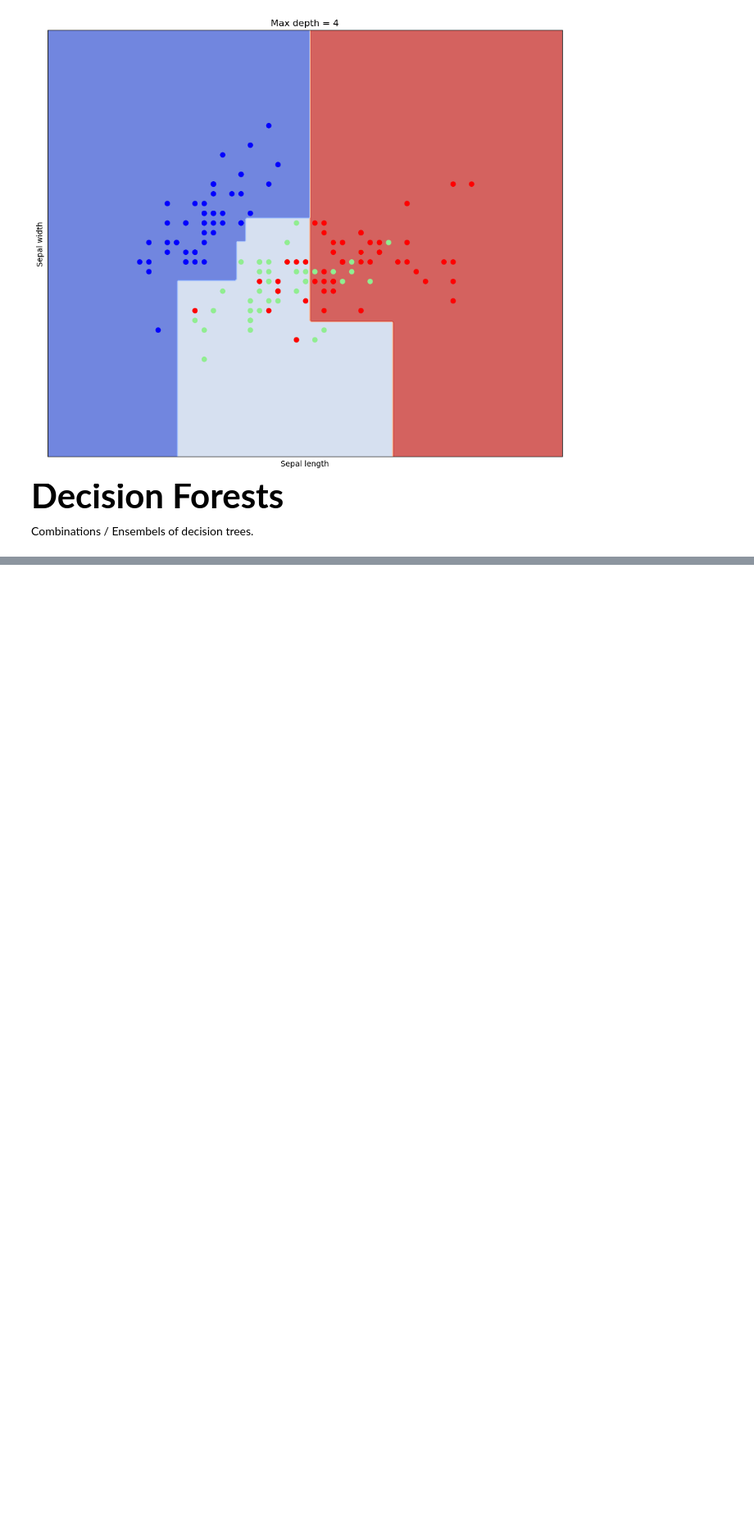
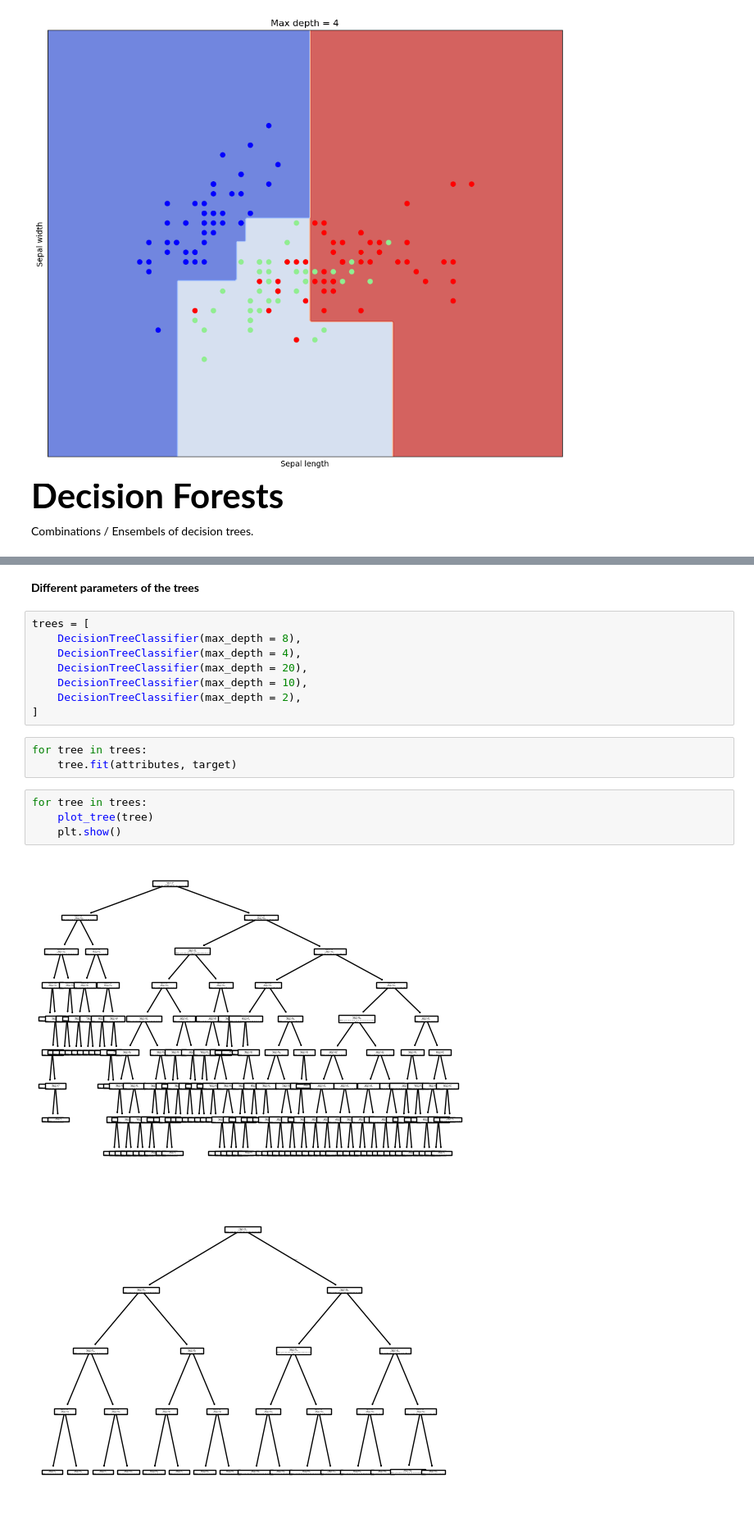
Before and after one commit to di-ton/Machine-Learning, a Jupyter notebook: Tree-and-Ensemble-Methods/tree_and_ensemble_methods.ipynb, the cells around one changed output, grey strips where cells are left out. Shown at 82% size. Drawn from its saved outputs; the diff is of its cells as text; blank space fills up the shorter version.

```diff
--- a/Tree-and-Ensemble-Methods/tree_and_ensemble_methods.ipynb
+++ b/Tree-and-Ensemble-Methods/tree_and_ensemble_methods.ipynb
@@ -303,0 +331,20 @@ Combinations / Ensembels of decision trees.
+# %% [markdown]
+<b>Different parameters of the trees</b>
+# %%
+trees = [
+    DecisionTreeClassifier(max_depth = 8),
+    DecisionTreeClassifier(max_depth = 4),
+    DecisionTreeClassifier(max_depth = 20),
+    DecisionTreeClassifier(max_depth = 10),
+    DecisionTreeClassifier(max_depth = 2),
+]
+# %%
+for tree in trees:
+    tree.fit(attributes, target)
+# %%
+for tree in trees:
+    plot_tree(tree)
+    plt.show()
+# %% [output]
+[figure, added]
+[figure, added]
```
Also changed, not shown: parts of 51 cells of this notebook.
